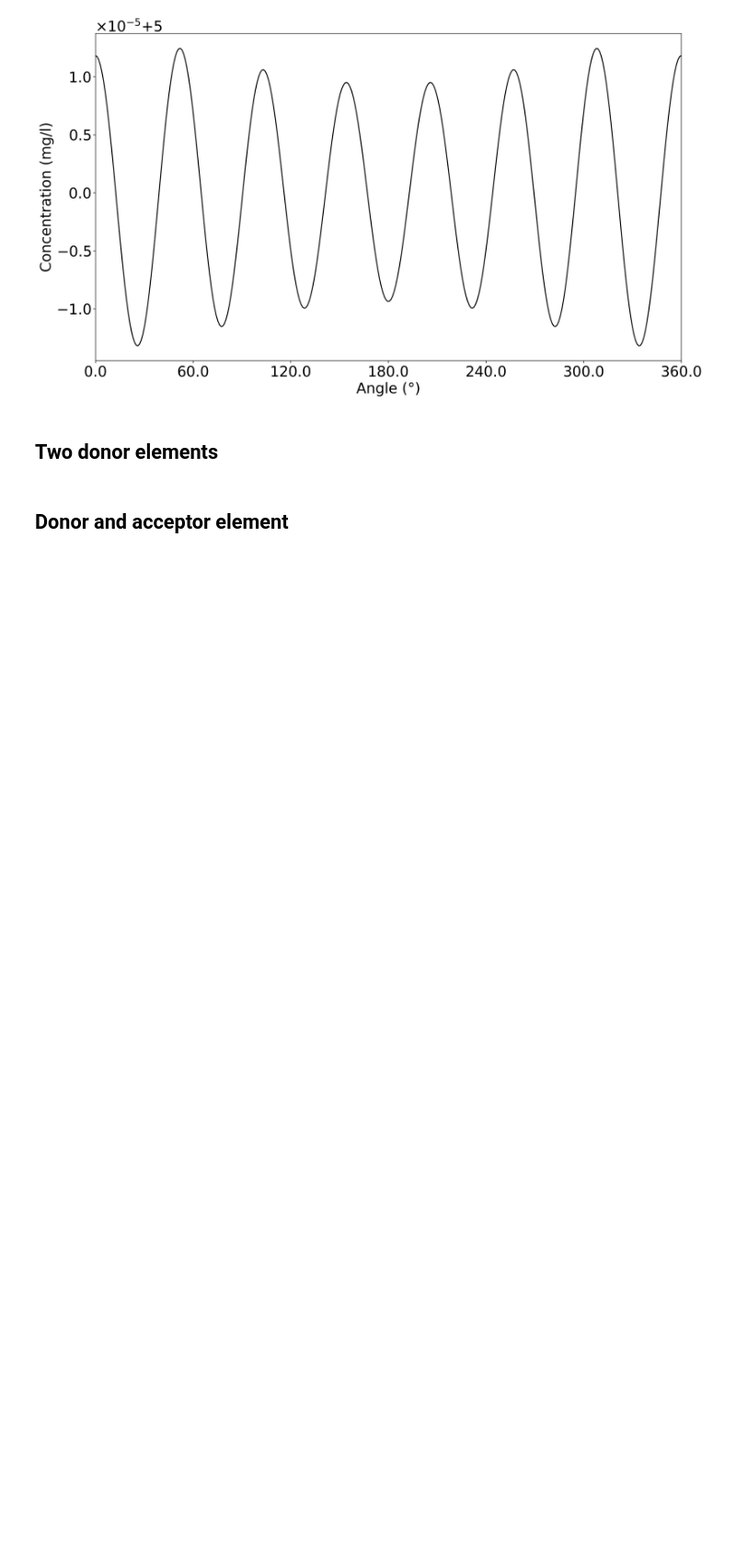
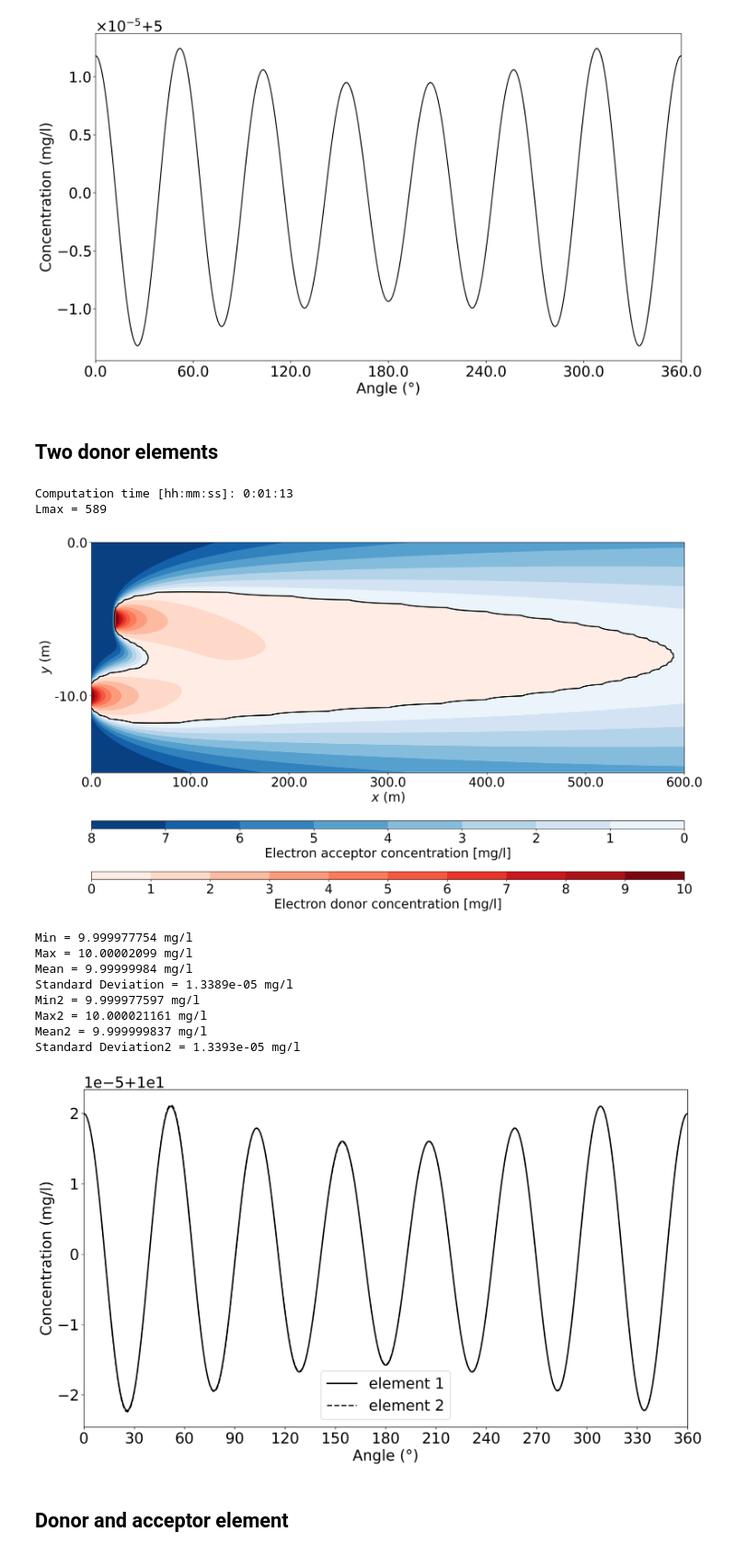
Before and after one commit to AlvinYadav/AEM-Jupyter, a Jupyter notebook: Compiled_results_JCH.ipynb, the cells around one changed output. Shown at 92% size. Drawn from its saved outputs; the diff is of its cells as text; code cells hidden in the pictures; blank space fills up the shorter version.

```diff
--- a/Compiled_results_JCH.ipynb
+++ b/Compiled_results_JCH.ipynb
@@ -50,7 +50,58 @@ Standard Deviation = 7.940018351e-06 mg/l
 [figure]
 # %% [markdown]
 ## Two donor elements
+# %%
+r = 1.0
+alpha_l = 2.0
+alpha_t = 0.05
+beta = 1.0 / (2.0 * alpha_l)
+C0 = 10.0
+C1 = 10.0
+Ca = 8.0
+gamma = 3.5
+
+d = np.sqrt((r * np.sqrt(alpha_l / alpha_t)) ** 2 - r ** 2)
+q = (d ** 2 * beta ** 2) / 4.0
+
+n = 7  # number of terms
+M = 100  # boundary control points
+
+# distance/offset for second source
+x = 50.0
+y = 10.0
+
+#Domain Parameters
+x_min = 0.0
+x_max = 1200.0
+y_min = -10.0
+y_max = 20.0
+inc = 0.5
 # %%
-two.run()
+two.run(r_param=r,
+        alpha_l_param=alpha_l,
+        alpha_t_param=alpha_t,
+        C0_param=C0,
+        C1_param=C1,
+        Ca_param=Ca,
+        gamma_param=gamma,
+        n_param=n,
+        M_param=M,
+        D1_param=x,
+        D2_param=y,
+        x_min=x_min, x_max=x_max, y_min=y_min, y_max=y_max, inc=inc
+)
+# %% [output]
+Computation time [hh:mm:ss]: 0:01:13
+Lmax = 589
+[figure, added]
+Min = 9.999977754 mg/l
+Max = 10.00002099 mg/l
+Mean = 9.99999984 mg/l
+Standard Deviation = 1.3389e-05 mg/l
+Min2 = 9.999977597 mg/l
+Max2 = 10.000021161 mg/l
+Mean2 = 9.999999837 mg/l
+Standard Deviation2 = 1.3393e-05 mg/l
+[figure, added]
 # %% [markdown]
 ## Donor and acceptor element
```
Also changed, not shown: parts of 5 cells of this notebook, 3 other files.
